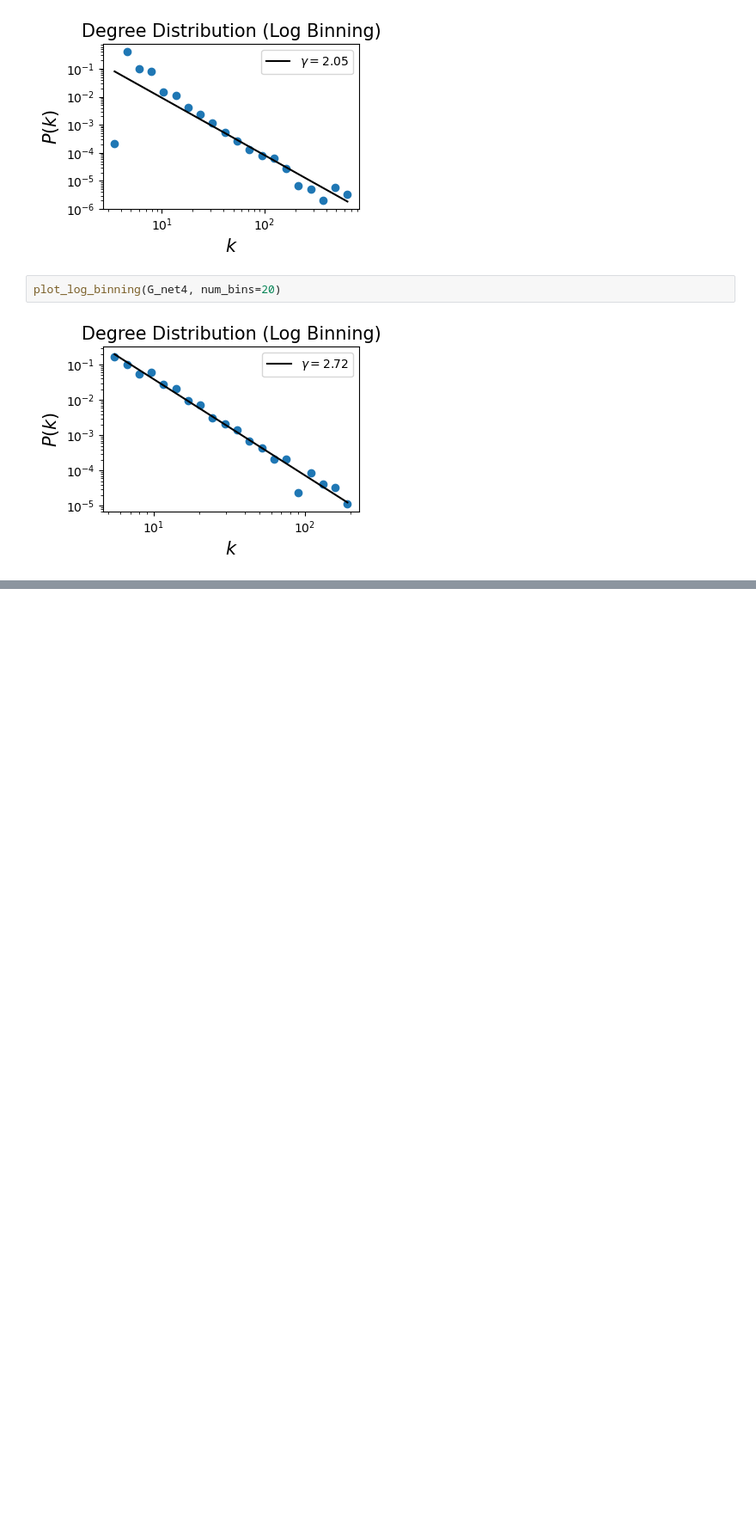
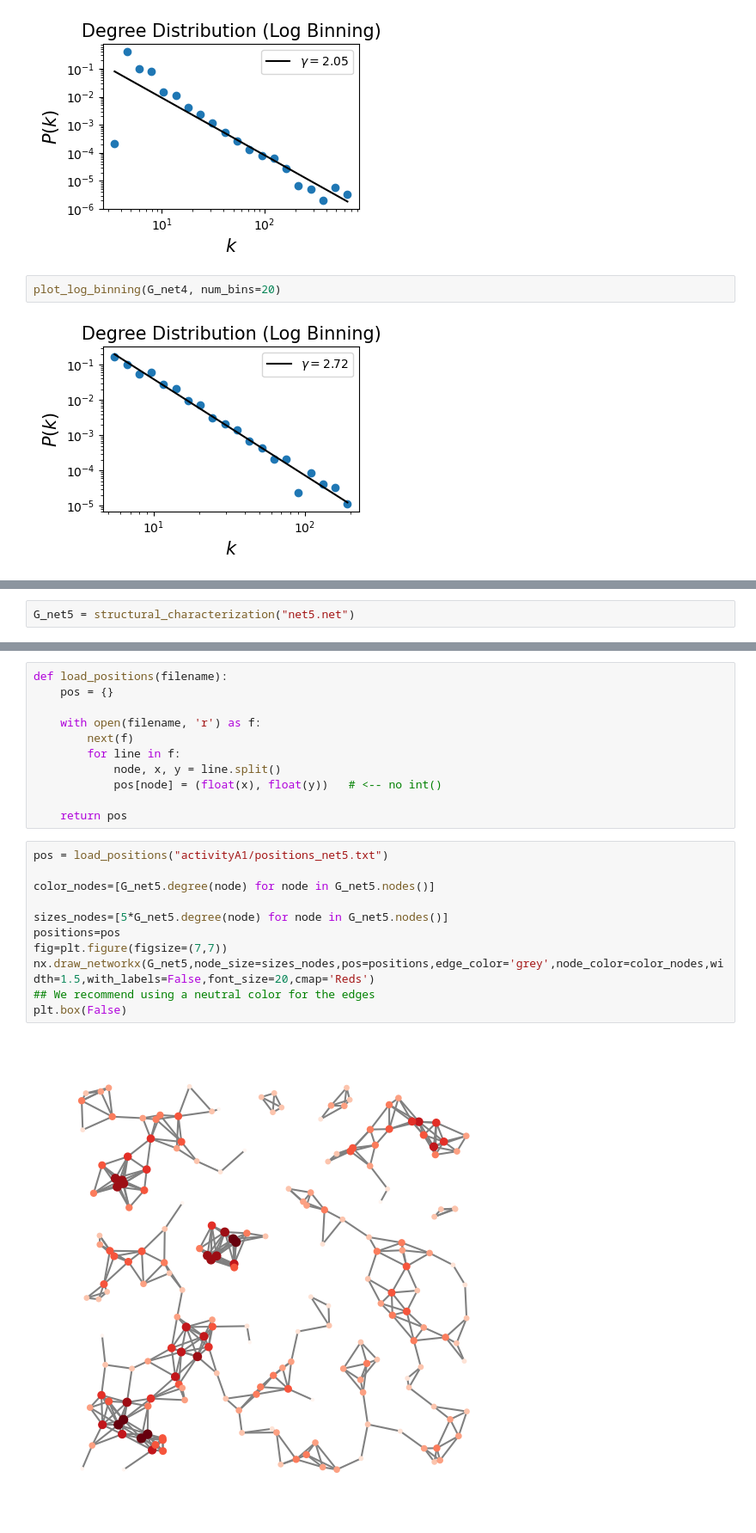
Before and after one commit to sarmijavier/complex_networks_assigments, a Jupyter notebook: activity_1/a1_structural_descriptors_of_complex_networks.ipynb, the cells around one changed output, grey strips where cells are left out. Shown at 86% size. Cells and saved outputs as stored; diff of their text form; blank space fills up the shorter version.

```diff
--- a/activity_1/a1_structural_descriptors_of_complex_networks.ipynb
+++ b/activity_1/a1_structural_descriptors_of_complex_networks.ipynb
@@ -185,0 +261,2 @@ eigenvector_centralities
+# %%
+G_net5 = structural_characterization("net5.net")
@@ -185,0 +276,24 @@ eigenvector_centralities
+# %%
+def load_positions(filename):
+    pos = {}
+
+    with open(filename, 'r') as f:
+        next(f)
+        for line in f:
+            node, x, y = line.split()
+            pos[node] = (float(x), float(y))   # <-- no int()
+
+    return pos
+# %%
+pos = load_positions("activityA1/positions_net5.txt")
+
+color_nodes=[G_net5.degree(node) for node in G_net5.nodes()]
+
+sizes_nodes=[5*G_net5.degree(node) for node in G_net5.nodes()]
+positions=pos
+fig=plt.figure(figsize=(7,7))
+nx.draw_networkx(G_net5,node_size=sizes_nodes,pos=positions,edge_color='grey',node_color=color_nodes,width=1.5,with_labels=False,font_size=20,cmap='Reds')
+## We recommend using a neutral color for the edges
+plt.box(False)
+# %% [output]
+[figure, added]
```
Also changed, not shown: parts of 6 cells of this notebook.
